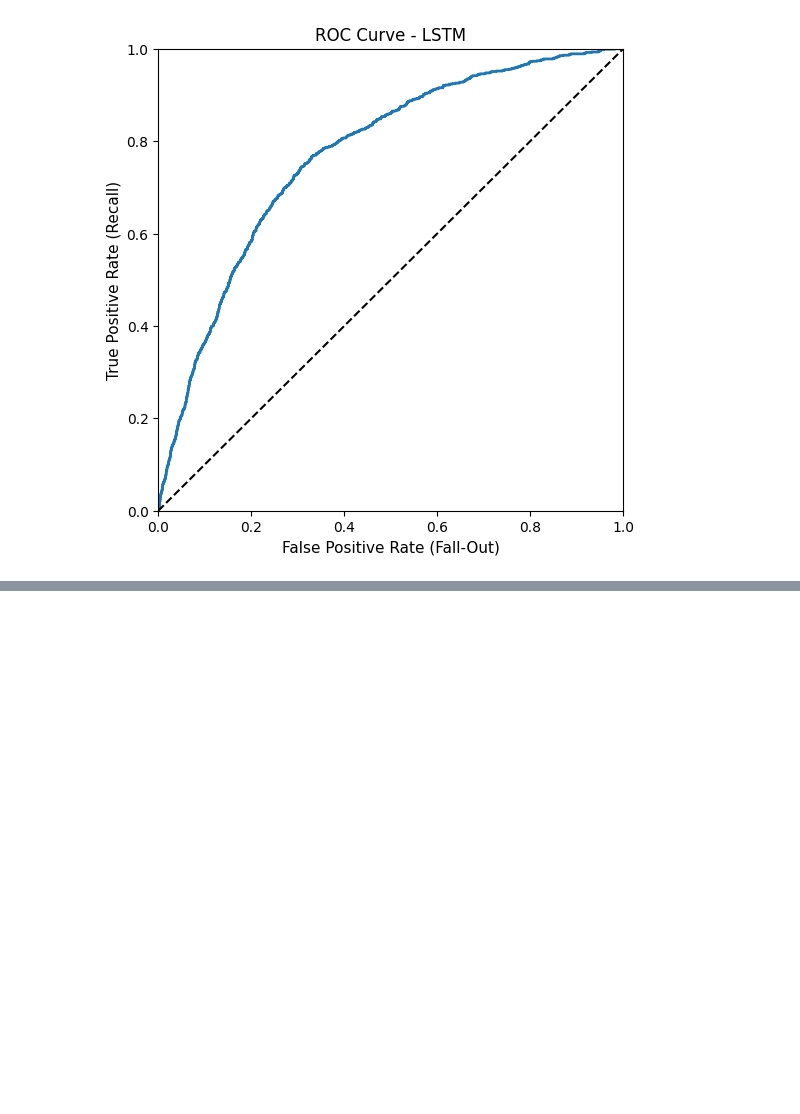
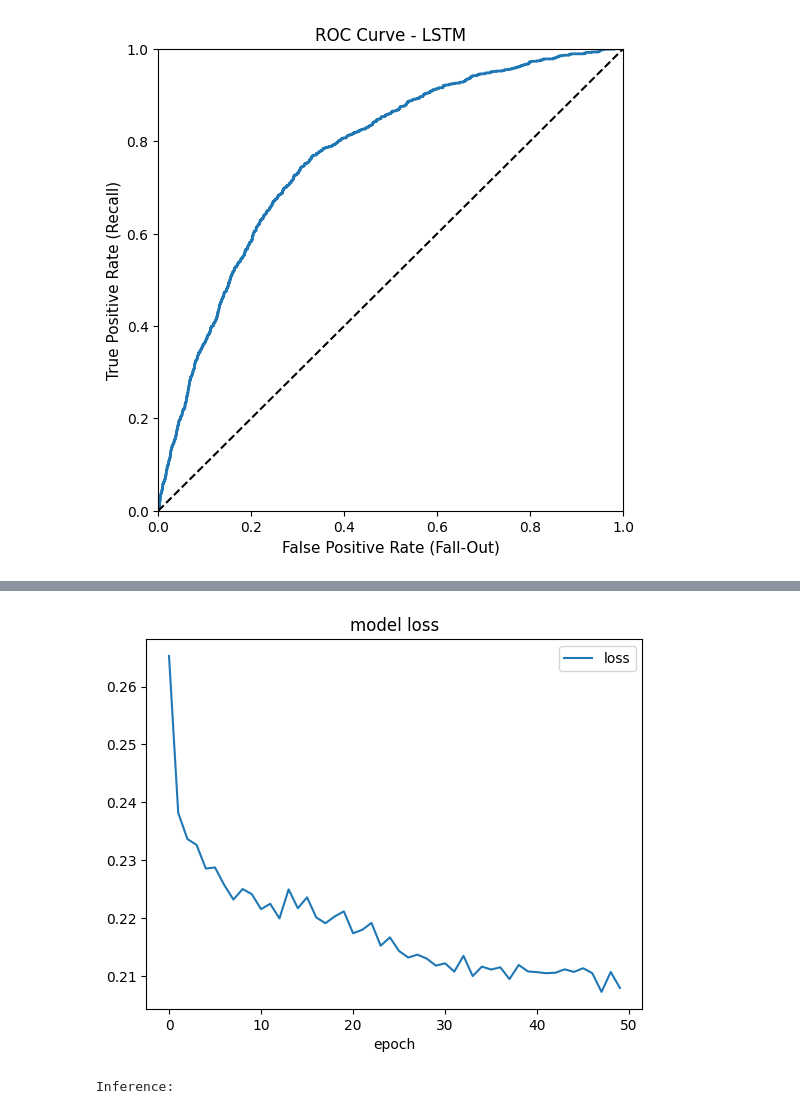
Before and after one commit to 23233408/CAPSTONE, a Jupyter notebook: Kha Huynh/ModelTraining_LSTM.ipynb, the cells around one changed output, grey strips where cells are left out. Saved outputs shown, nothing was run; the diff lists cells and outputs as text; code cells hidden in the pictures; blank space fills up the shorter version.

```diff
--- a/Kha Huynh/ModelTraining_LSTM.ipynb
+++ b/Kha Huynh/ModelTraining_LSTM.ipynb
@@ -336,0 +405,8 @@ print_results(model, new_train_data, act_train, new_test_data, act_test)
+# %%
+checkpointer = ModelCheckpoint(filepath = 'weights_best_m2.hdf5', save_best_only = True, monitor='mse', mode='min')
+early_stop = keras.callbacks.EarlyStopping(monitor = 'mse', mode = 'min', patience = 20)
+callbacks_list = [early_stop, checkpointer]
+m2 = model2.fit(new_train_data, act_train,
+              class_weight=get_class_weights(),
+              epochs=50, batch_size=64, verbose=1,
+               callbacks=callbacks_list)
@@ -336,0 +434,17 @@ print_results(model, new_train_data, act_train, new_test_data, act_test)
+# %%
+import matplotlib.pyplot as plt
+# plt.plot(m.history['loss'])
+plt.plot(m2.history['mse'])
+plt.title('model loss')
+# plt.ylabel('loss')
+plt.xlabel('epoch')
+plt.legend(['loss','mse'], loc='upper right')
+plt.show()
+# %% [output]
+[figure, added]
+# %%
+print("Inference:")
+from keras.models import load_model
+model2 = load_model("weights_best_m2.hdf5")
+# %% [output]
+Inference:
```
Also changed, not shown: parts of 44 cells of this notebook, 1 other file.
